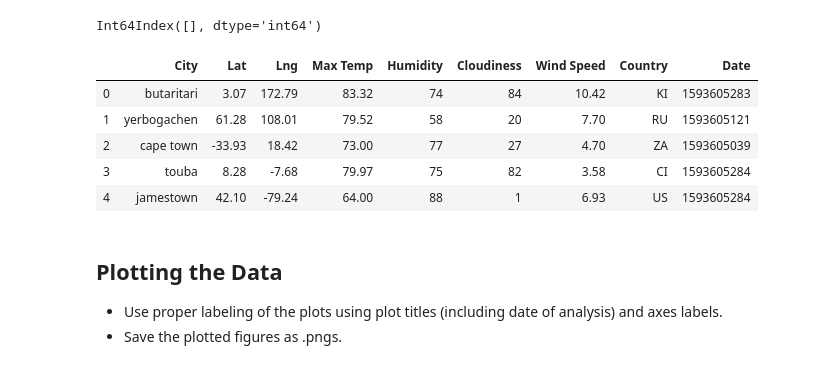
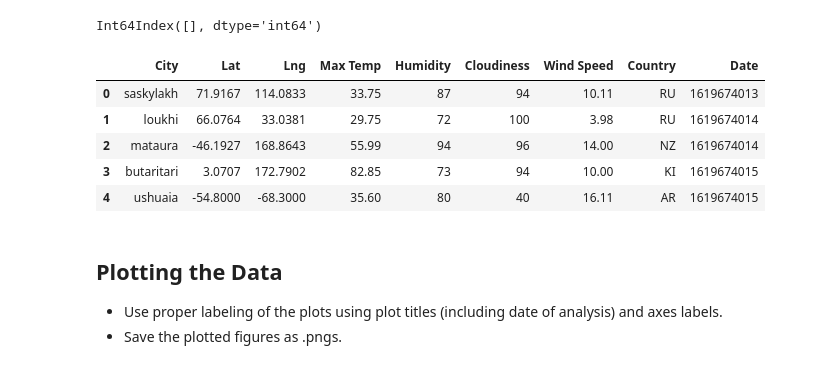
Before and after one commit to leoipn/python-api-challenge, a Jupyter notebook: starter_code/WeatherPy.ipynb, the cells around one changed output. Cells and saved outputs as stored; diff of their text form; code cells hidden in the pictures.

```diff
--- a/starter_code/WeatherPy.ipynb
+++ b/starter_code/WeatherPy.ipynb
@@ -74,0 +57,10 @@ Data Retrieval Complete
+# %%
+new_cities = []
+lat        = []
+lng        = []
+max_temp   = []
+humidity   = []
+cloudiness = []
+wind_speed = []
+country    = []
+date       = []
@@ -97,0 +118,16 @@ Data Retrieval Complete
+# %%
+city_dict = {
+    "City" : new_cities,
+    "Lat": lat,
+    "Lng": lng,
+    "Max Temp": max_temp,
+    "Humidity": humidity,
+    "Cloudiness": cloudiness,
+    "Wind Speed": wind_speed,
+    "Country": country,
+    "Date": date
+}
+
+city_dict
+
+city_data = pd.DataFrame(city_dict)
@@ -113,17 +184,27 @@ Skip this step if there are no cities that have humidity > 100%.
 # %%
 #  Get the indices of cities that have humidity over 100%.
+humidity_over_100 = city_data.loc[city_data["Humidity"]>100,:]
+indexes = humidity_over_100.index
+indexes
 # %% [output]
 Int64Index([], dtype='int64')
 # %%
 # Make a new DataFrame equal to the city data to drop all humidity outliers by index.
 # Passing "inplace=False" will make a copy of the city_data DataFrame, which we call "clean_city_data".
+clean_city_data = city_data
+
+# With this loop we can always make sure we drop the rows with humidity over 100 dynamically
+for i in indexes:
+    clean_city_data = city_data.drop(city_data.index[i], inplace = False)
+
+clean_city_data.head()
 # %% [output]
 |  | City | Lat | Lng | Max Temp | Humidity | Cloudiness | Wind Speed | Country | Date |
-| 0 | butaritari | 3.07 | 172.79 | 83.32 | 74 | 84 | 10.42 | KI | 1593605283 |
-| 1 | yerbogachen | 61.28 | 108.01 | 79.52 | 58 | 20 | 7.70 | RU | 1593605121 |
-| 2 | cape town | -33.93 | 18.42 | 73.00 | 77 | 27 | 4.70 | ZA | 1593605039 |
-| 3 | touba | 8.28 | -7.68 | 79.97 | 75 | 82 | 3.58 | CI | 1593605284 |
-| 4 | jamestown | 42.10 | -79.24 | 64.00 | 88 | 1 | 6.93 | US | 1593605284 |
+| 0 | saskylakh | 71.9167 | 114.0833 | 33.75 | 87 | 94 | 10.11 | RU | 1619674013 |
+| 1 | loukhi | 66.0764 | 33.0381 | 29.75 | 72 | 100 | 3.98 | RU | 1619674014 |
+| 2 | mataura | -46.1927 | 168.8643 | 55.99 | 94 | 96 | 14.00 | NZ | 1619674014 |
+| 3 | butaritari | 3.0707 | 172.7902 | 82.85 | 73 | 94 | 10.00 | KI | 1619674015 |
+| 4 | ushuaia | -54.8000 | -68.3000 | 35.60 | 80 | 40 | 16.11 | AR | 1619674015 |
 # %% [markdown]
 ## Plotting the Data
 * Use proper labeling of the plots using plot titles (including date of analysis) and axes labels.
```
Also changed, not shown: parts of 42 cells of this notebook, 1 other file.
